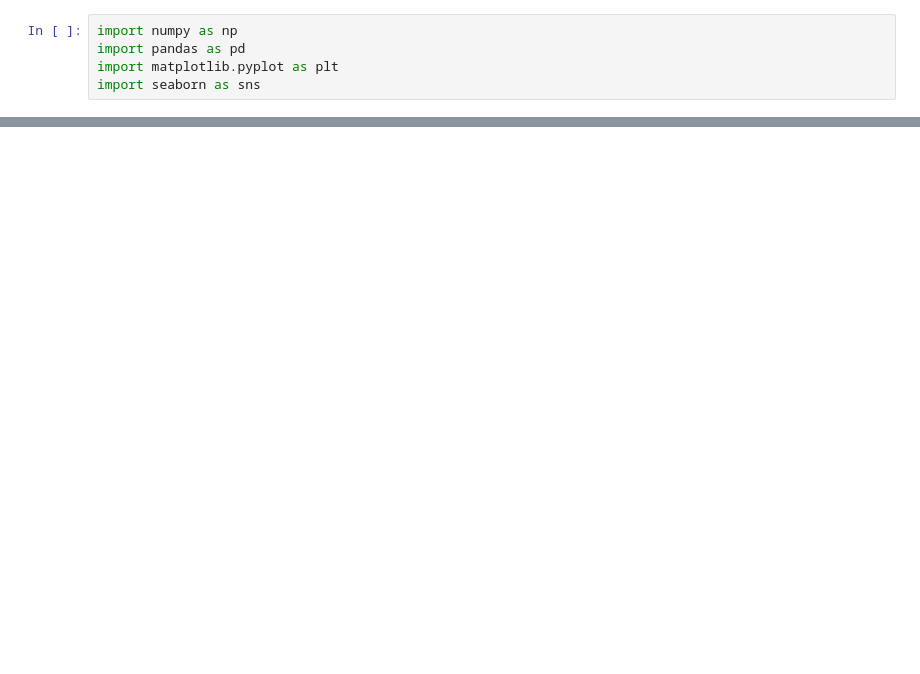
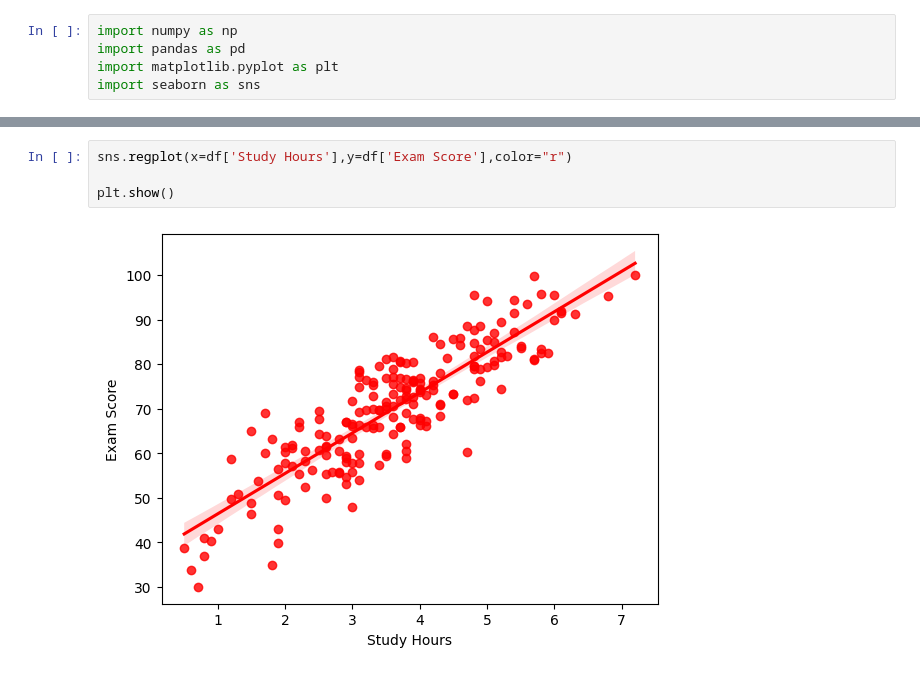
Before and after one commit to europecodingschool/ECS---VB---YZ---08.26, a Jupyter notebook: VB_YZ_Ders_9_.ipynb, the cells around one changed output, grey strips where cells are left out. Drawn from its saved outputs; the diff is of its cells as text; blank space fills up the shorter version.

```diff
--- a/VB_YZ_Ders_9_.ipynb
+++ b/VB_YZ_Ders_9_.ipynb
@@ -47,0 +82,6 @@ plt.show()
+# %%
+sns.regplot(x=df['Study Hours'],y=df['Exam Score'],color="r")
+
+plt.show()
+# %% [output]
+[figure, added]
```
Also changed, not shown: parts of 29 cells of this notebook.
